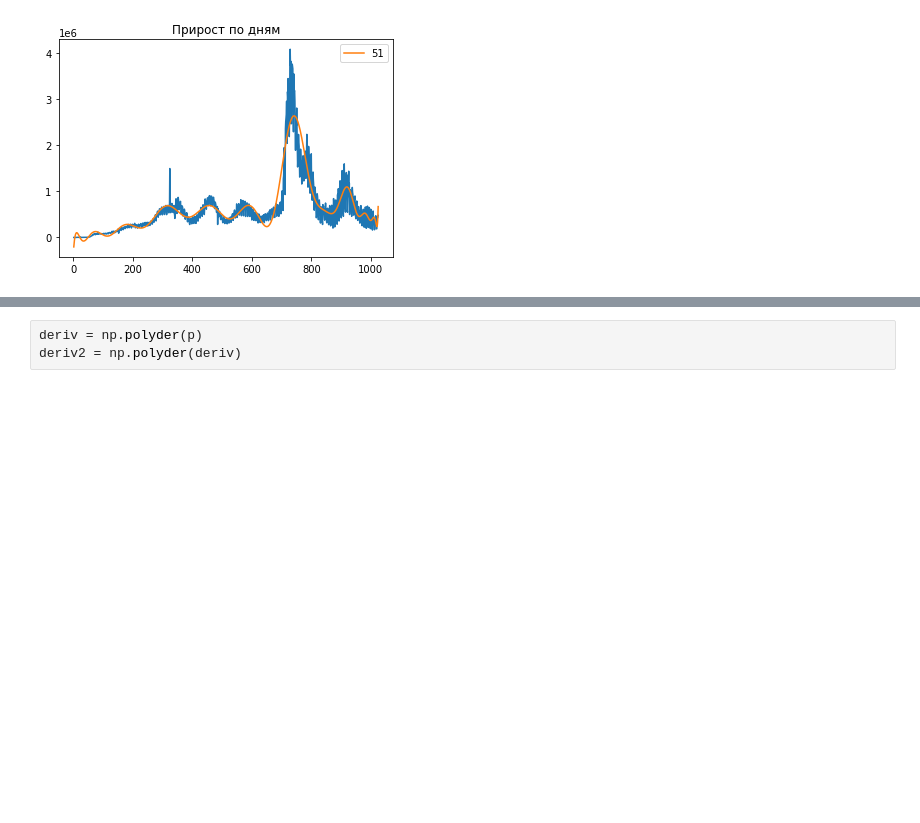
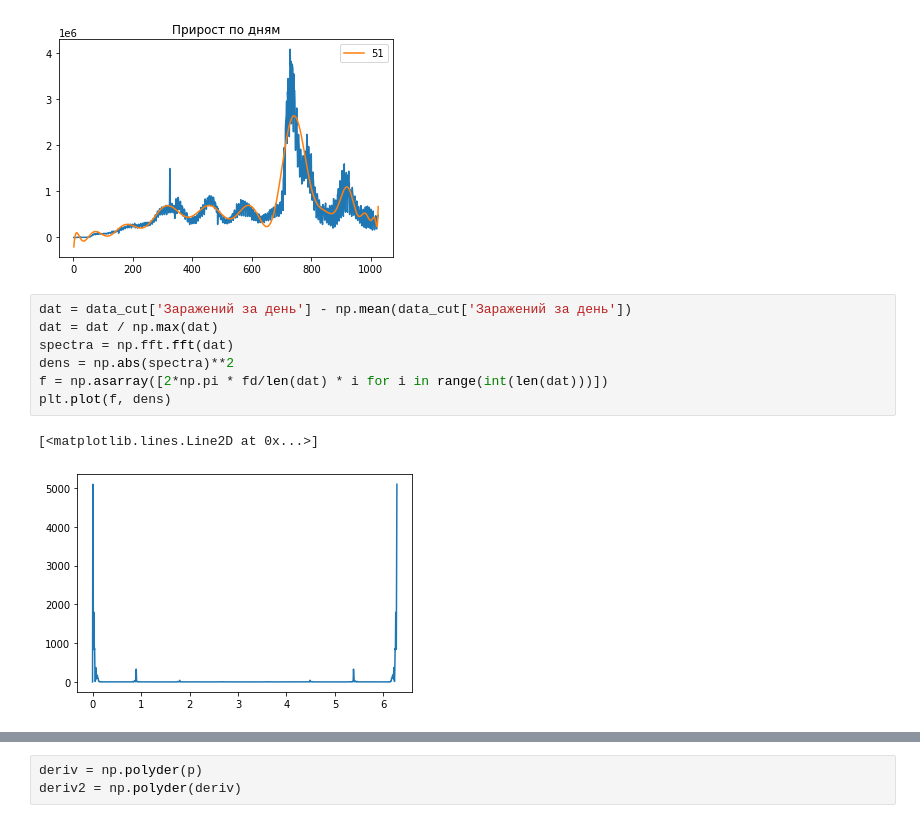
Before and after one commit to KonstantinGurskiy/AVR, a Jupyter notebook: AVR1_Gurskiy.ipynb, the cells around one changed output, grey strips where cells are left out. Saved outputs shown, nothing was run; the diff lists cells and outputs as text; blank space fills up the shorter version.

```diff
--- a/AVR1_Gurskiy.ipynb
+++ b/AVR1_Gurskiy.ipynb
@@ -65,3 +73,13 @@ plt.title("Прирост по дням")
 # %% [output]
 Text(0.5, 1.0, 'Прирост по дням')
 [figure]
+# %%
+dat = data_cut['Заражений за день'] - np.mean(data_cut['Заражений за день'])
+dat = dat / np.max(dat)
+spectra = np.fft.fft(dat)
+dens = np.abs(spectra)**2
+f = np.asarray([2*np.pi * fd/len(dat) * i for i in range(int(len(dat)))])
+plt.plot(f, dens)
+# %% [output]
+[<matplotlib.lines.Line2D at 0x...>]
+[figure, added]
```
Also changed, not shown: parts of 7 cells of this notebook.
